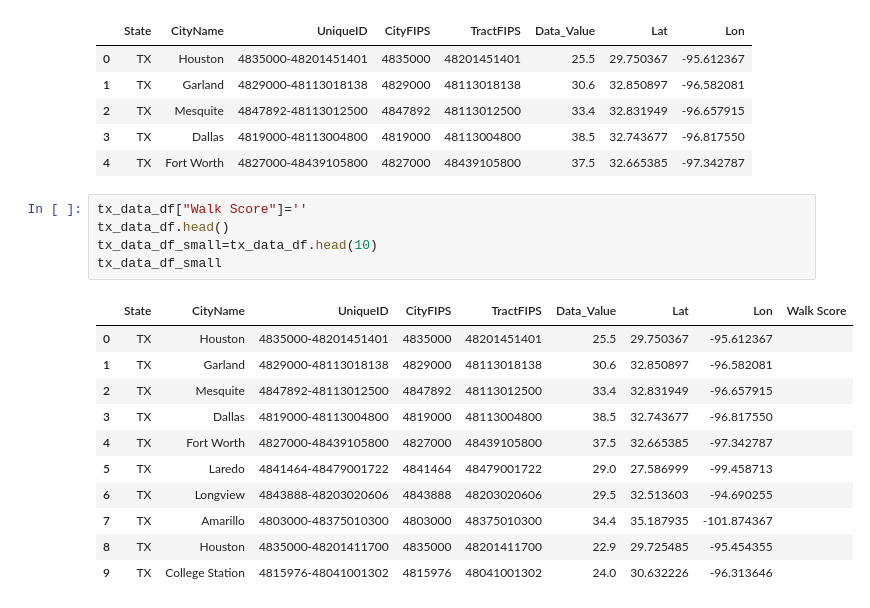
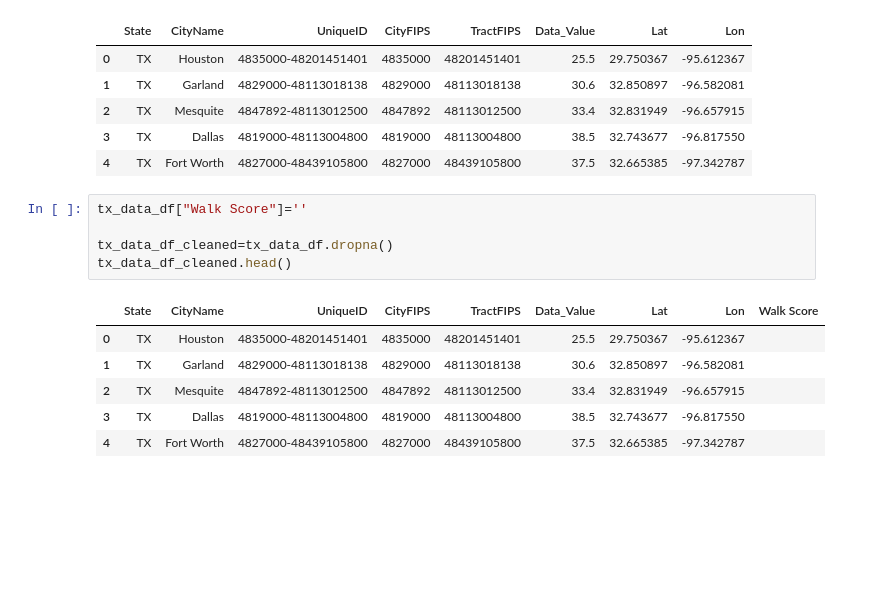
Before and after one commit to mark-helotie/Project1, a Jupyter notebook: project_code/texasdata_retrival.ipynb, the cells around one changed output. Saved outputs shown, nothing was run; the diff lists cells and outputs as text; blank space fills up the shorter version.

```diff
--- a/project_code/texasdata_retrival.ipynb
+++ b/project_code/texasdata_retrival.ipynb
@@ -21,21 +24,16 @@ tx_data_df.head()
 | 4 | TX | Fort Worth | 4827000-48439105800 | 4827000 | 48439105800 | 37.5 | 32.665385 | -97.342787 |
 # %%
 tx_data_df["Walk Score"]=''
-tx_data_df.head()
-tx_data_df_small=tx_data_df.head(10)
-tx_data_df_small
+
+tx_data_df_cleaned=tx_data_df.dropna()
+tx_data_df_cleaned.head()
 # %% [output]
 |  | State | CityName | UniqueID | CityFIPS | TractFIPS | Data_Value | Lat | Lon | Walk Score |
 | 0 | TX | Houston | 4835000-48201451401 | 4835000 | 48201451401 | 25.5 | 29.750367 | -95.612367 |  |
 | 1 | TX | Garland | 4829000-48113018138 | 4829000 | 48113018138 | 30.6 | 32.850897 | -96.582081 |  |
 | 2 | TX | Mesquite | 4847892-48113012500 | 4847892 | 48113012500 | 33.4 | 32.831949 | -96.657915 |  |
 | 3 | TX | Dallas | 4819000-48113004800 | 4819000 | 48113004800 | 38.5 | 32.743677 | -96.817550 |  |
 | 4 | TX | Fort Worth | 4827000-48439105800 | 4827000 | 48439105800 | 37.5 | 32.665385 | -97.342787 |  |
-| 5 | TX | Laredo | 4841464-48479001722 | 4841464 | 48479001722 | 29.0 | 27.586999 | -99.458713 |  |
-| 6 | TX | Longview | 4843888-48203020606 | 4843888 | 48203020606 | 29.5 | 32.513603 | -94.690255 |  |
-| 7 | TX | Amarillo | 4803000-48375010300 | 4803000 | 48375010300 | 34.4 | 35.187935 | -101.874367 |  |
-| 8 | TX | Houston | 4835000-48201411700 | 4835000 | 48201411700 | 22.9 | 29.725485 | -95.454355 |  |
-| 9 | TX | College Station | 4815976-48041001302 | 4815976 | 48041001302 | 24.0 | 30.632226 | -96.313646 |  |
 # %%
 def getWalkScore(lat, lon, city):
     query_url = url+city+"&lat="+lat+"&lon="+lon+"&wsapikey="+walkscore_key
```
Also changed, not shown: parts of 6 cells of this notebook, 2 other files.
